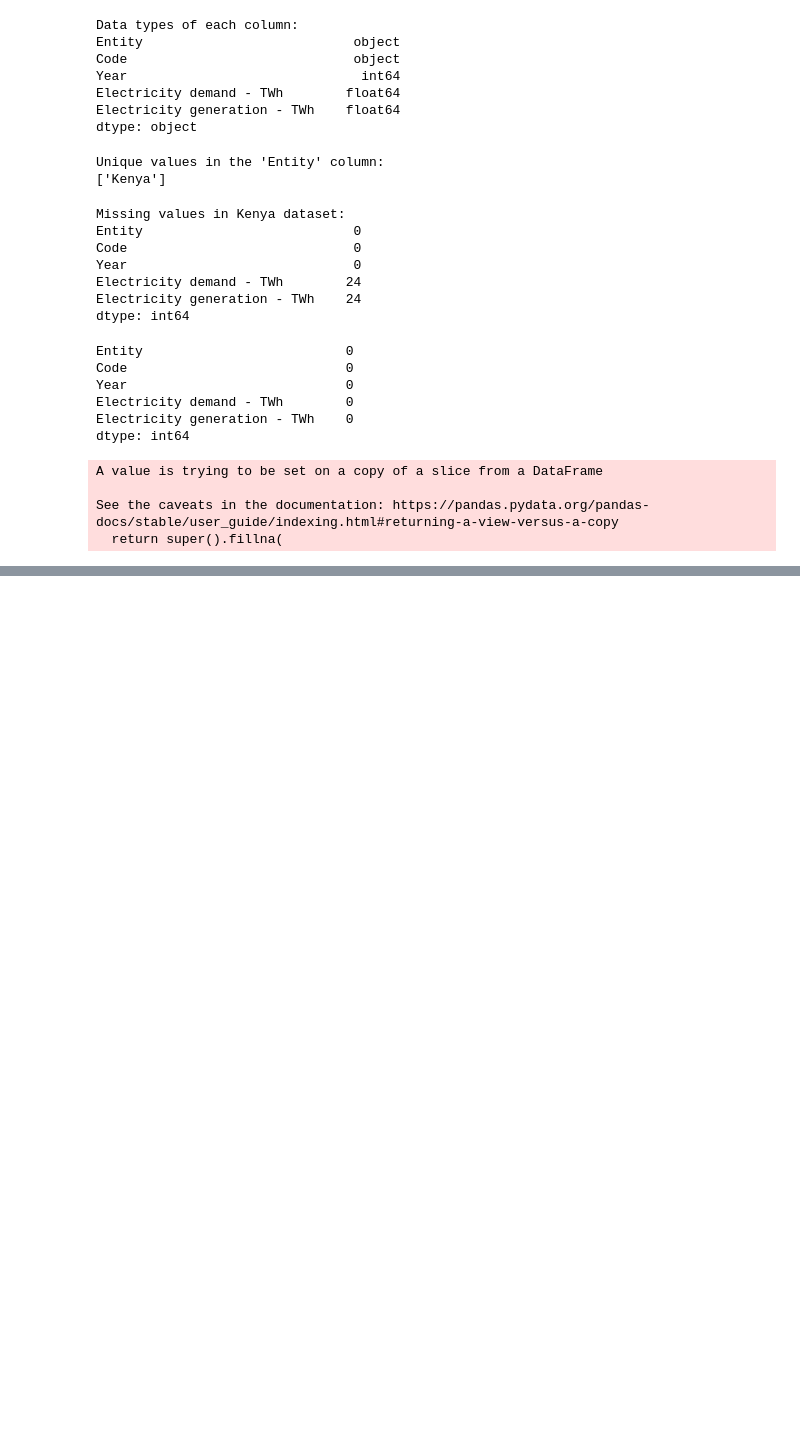
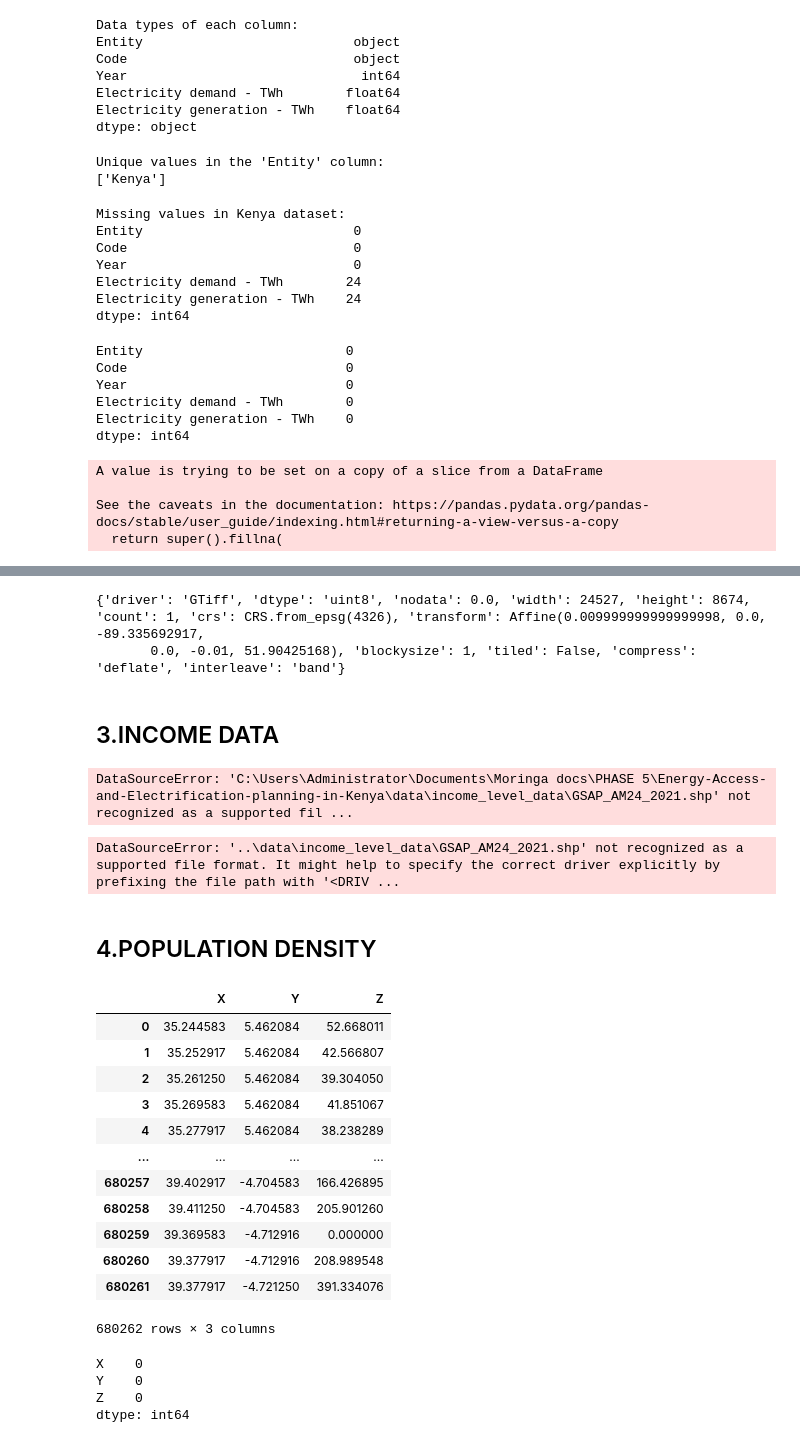
Before and after one commit to DavidGathimbaM/Energy-Access-and-Electrification-planning-in-Kenya, a Jupyter notebook: group_workbook/Hannah.ipynb, the cells around one changed output, grey strips where cells are left out. Cells and saved outputs as stored; diff of their text form; code cells hidden in the pictures; blank space fills up the shorter version.

```diff
--- a/group_workbook/Hannah.ipynb
+++ b/group_workbook/Hannah.ipynb
@@ -167,0 +164,15 @@ plt.show()
+# %%
+import rasterio as rio #for reading and writing geospatial raster data, specifically designed to work with formats such as GeoTIFF.
+# Define file path
+file_path = r'C:\Users\Administrator\Documents\Moringa docs\PHASE 5\Energy-Access-and-Electrification-planning-in-Kenya\data\grid_infrustructure_data\global_data\global_1_1_1_1_1_0.tif'
+
+# Open the .tif file using rasterio
+with rio.open(file_path) as src:
+    raster_data = src.read(1)  # Read the first band
+    profile = src.profile     # Get metadata for the file
+    print(profile)            # Print profile for metadata inspection
+# %% [output]
+{'driver': 'GTiff', 'dtype': 'uint8', 'nodata': 0.0, 'width': 24527, 'height': 8674, 'count': 1, 'crs': CRS.from_epsg(4326), 'transform': Affine(0.009999999999999998, 0.0, -89.335692917,
+       0.0, -0.01, 51.90425168), 'blockysize': 1, 'tiled': False, 'compress': 'deflate', 'interleave': 'band'}
+# %% [markdown]
+## 3.INCOME DATA
@@ -167,0 +183,42 @@ plt.show()
+# %%
+import geopandas as gpd
+import pyogrio
+
+#shp_file_path = r'..\data\income_level_data\GSAP_AM24_2021.shp'
+income_df= gpd.read_file(r'C:\Users\Administrator\Documents\Moringa docs\PHASE 5\Energy-Access-and-Electrification-planning-in-Kenya\data\income_level_data\GSAP_AM24_2021.shp', engine='pyogrio')
+# %% [output]
+DataSourceError: 'C:\Users\Administrator\Documents\Moringa docs\PHASE 5\Energy-Access-and-Electrification-planning-in-Kenya\data\income_level_data\GSAP_AM24_2021.shp' not recognized as a supported fil ...
+# %%
+import geopandas as gpd
+import pyogrio
+import os
+income_df = gpd.read_file('..\data\income_level_data\GSAP_AM24_2021.shp', engine='pyogrio')
+print(os.path.abspath('..\data\income_level_data\GSAP_AM24_2021.shp'))
+# %% [output]
+DataSourceError: '..\data\income_level_data\GSAP_AM24_2021.shp' not recognized as a supported file format. It might help to specify the correct driver explicitly by prefixing the file path with '<DRIV ...
+# %% [markdown]
+## 4.POPULATION DENSITY
+# %%
+Kenyapop_df = pd.read_csv(r'C:\Users\Administrator\Documents\Moringa docs\PHASE 5\Energy-Access-and-Electrification-planning\data\pop_density_data\Kenya_pop_data.csv')
+Kenyapop_df
+# %% [output]
+|  | X | Y | Z |
+| 0 | 35.244583 | 5.462084 | 52.668011 |
+| 1 | 35.252917 | 5.462084 | 42.566807 |
+| 2 | 35.261250 | 5.462084 | 39.304050 |
+| 3 | 35.269583 | 5.462084 | 41.851067 |
+| 4 | 35.277917 | 5.462084 | 38.238289 |
+| ... | ... | ... | ... |
+| 680257 | 39.402917 | -4.704583 | 166.426895 |
+| 680258 | 39.411250 | -4.704583 | 205.901260 |
+| 680259 | 39.369583 | -4.712916 | 0.000000 |
+| 680260 | 39.377917 | -4.712916 | 208.989548 |
+| 680261 | 39.377917 | -4.721250 | 391.334076 |
+680262 rows × 3 columns
+# %%
+Kenyapop_df.isnull().sum()
+# %% [output]
+X    0
+Y    0
+Z    0
+dtype: int64
```
Also changed, not shown: parts of 12 cells of this notebook.
